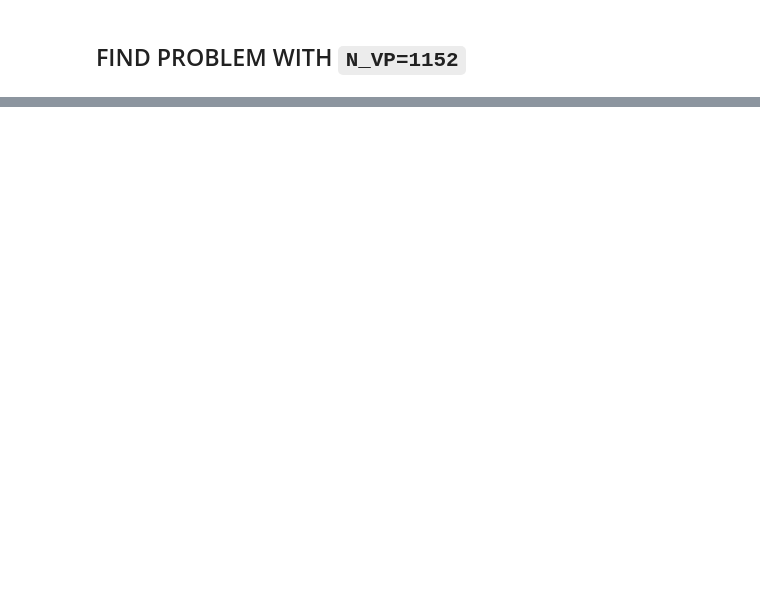
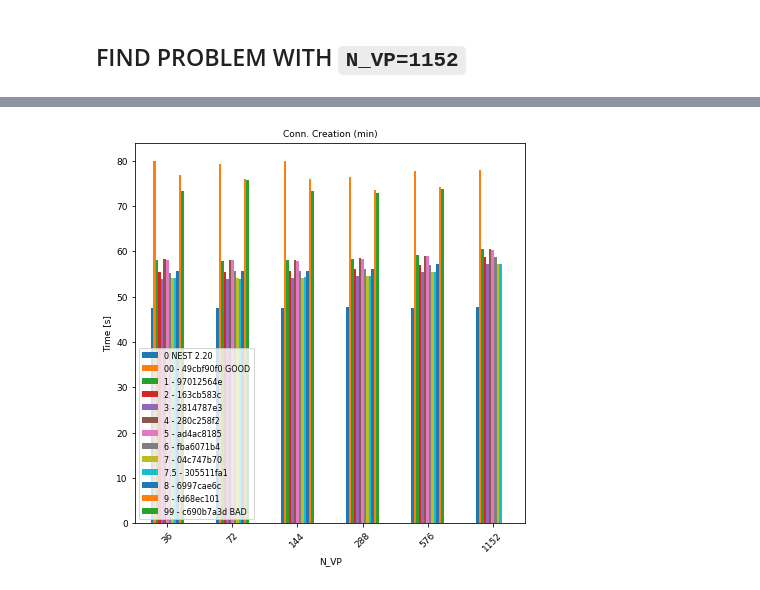
Before and after one commit to INM-6/beNNch, a Jupyter notebook: results/NEST_3_0_benchmark_results/NEST-bisect.ipynb, the cells around one changed output, grey strips where cells are left out. Drawn from its saved outputs; the diff is of its cells as text; code cells hidden in the pictures; blank space fills up the shorter version.

```diff
--- a/results/NEST_3_0_benchmark_results/NEST-bisect.ipynb
+++ b/results/NEST_3_0_benchmark_results/NEST-bisect.ipynb
@@ -246,2 +250,46 @@ hpc_fix_p
 # %% [markdown]
 ## FIND PROBLEM WITH `N_VP=1152`
+# %%
+hpc_220 = pd.read_csv('results/hpc_benchmark_2_20_daint.csv')
+hpc_220['Case'] = ['0 NEST 2.20'] * len(hpc_220)
+
+
+hpc_3_49 = pd.read_csv('results/bisect/hpc_benchmark_bisect_49cbf90f0_daint.csv') # GOOD
+hpc_3_49['Case'] = ['00 - 49cbf90f0 GOOD'] * len(hpc_3_49)
+hpc_3_c6 = pd.read_csv('results/hpc_benchmark_c690b7a3d_daint.csv') # BAD
+hpc_3_c6['Case'] = ['99 - c690b7a3d BAD'] * len(hpc_3_c6)
+
+# Bisect:
+hpc_3_fd = pd.read_csv('results/bisect/hpc_benchmark_bisect_fd68ec101_daint.csv')
+hpc_3_fd['Case'] = ['9 - fd68ec101'] * len(hpc_3_fd)
+hpc_3_97 = pd.read_csv('results/bisect/hpc_benchmark_bisect_97012564e_daint.csv')
+hpc_3_97['Case'] = ['1 - 97012564e'] * len(hpc_3_97)
+hpc_3_69 = pd.read_csv('results/bisect/hpc_benchmark_bisect_6997cae6c_daint.csv')
+hpc_3_69['Case'] = ['8 - 6997cae6c'] * len(hpc_3_69)
+hpc_3_16 = pd.read_csv('results/bisect/hpc_benchmark_bisect_163cb583c_daint.csv')
+hpc_3_16['Case'] = ['2 - 163cb583c'] * len(hpc_3_16)
+hpc_3_28 = pd.read_csv('results/bisect/hpc_benchmark_bisect_2814787e3_daint.csv')
+hpc_3_28['Case'] = ['3 - 2814787e3'] * len(hpc_3_28)
+hpc_3_280 = pd.read_csv('results/bisect/hpc_benchmark_bisect_280c258f2_daint.csv')
+hpc_3_280['Case'] = ['4 - 280c258f2'] * len(hpc_3_280)
+hpc_3_ad = pd.read_csv('results/bisect/hpc_benchmark_bisect_ad4ac8185_daint.csv')
+hpc_3_ad['Case'] = ['5 - ad4ac8185'] * len(hpc_3_ad)
+hpc_3_fb = pd.read_csv('results/bisect/hpc_benchmark_bisect_fba6071b4_daint.csv')
+hpc_3_fb['Case'] = ['6 - fba6071b4'] * len(hpc_3_fb)
+hpc_3_04 = pd.read_csv('results/bisect/hpc_benchmark_bisect_04c747b70_daint.csv')
+hpc_3_04['Case'] = ['7 - 04c747b70'] * len(hpc_3_04)
+hpc_3_30 = pd.read_csv('results/bisect/hpc_benchmark_bisect_305511fa1_daint.csv')
+hpc_3_30['Case'] = ['7.5 - 305511fa1'] * len(hpc_3_30)
+
+# Feilen: 6997cae6c (6997cae6c893470257a0654fe48edb8b799169a0)
+
+hpc_nvp = pd.concat([hpc_220,  hpc_3_49, hpc_3_c6, hpc_3_fd, hpc_3_97, hpc_3_69, hpc_3_16, hpc_3_28, hpc_3_280,
+                     hpc_3_ad, hpc_3_fb, hpc_3_04, hpc_3_30])
+
+hpc_nvp = calculate_T_conn_and_memory(hpc_nvp)
+values=['Conn. Creation (min)']
+hpc_nvp_p = plot_compare(hpc_nvp, 'figures/bisect/hpc_benchmark_weak_scaling_nvp.pdf',
+                         values=values, plot_T_sim=False, legend_loc='lower left')
+
+hpc_nvp_p
+# %% [output]
@@ -247,0 +305 @@ hpc_fix_p
+[figure, added]
```
Also changed, not shown: parts of 4 cells of this notebook, 17 other files.
